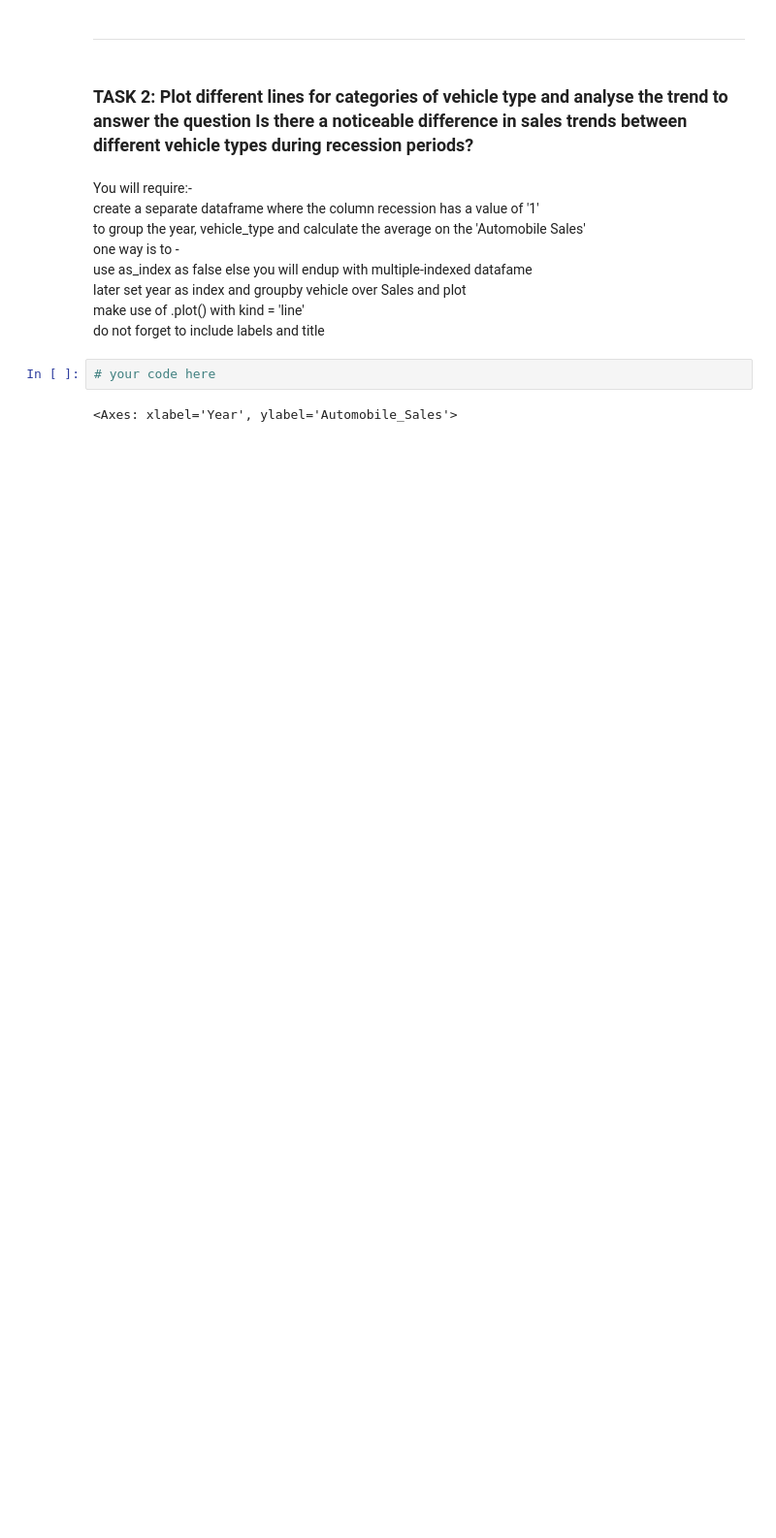
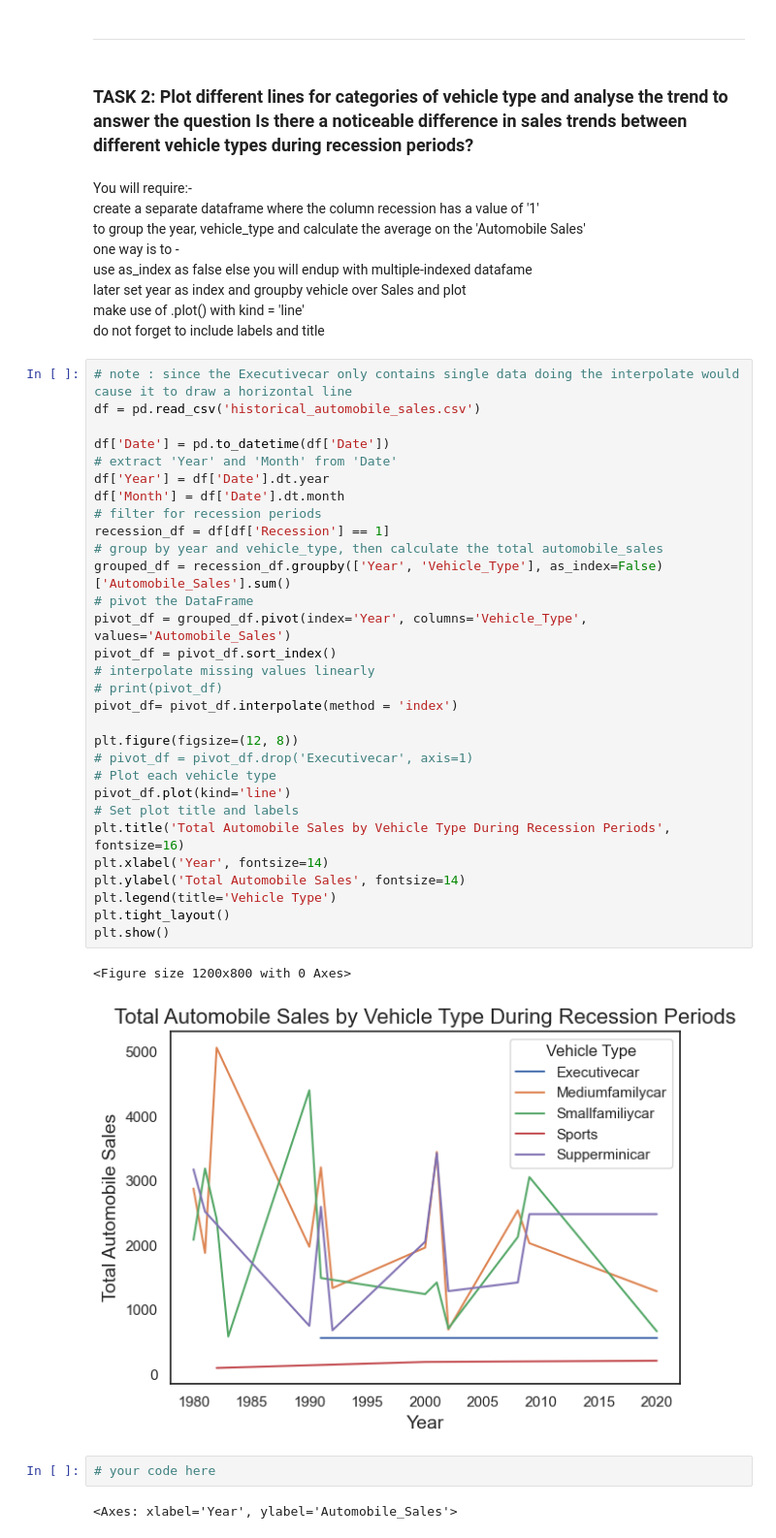
Before and after one commit to edwei06/data_science_2024_fall, a Jupyter notebook: data_science_hw2/hw2_automobile/hw2_automobile.ipynb, the cells around one changed output. Shown at 97% size. Cells and saved outputs as stored; diff of their text form; blank space fills up the shorter version.

```diff
--- a/data_science_hw2/hw2_automobile/hw2_automobile.ipynb
+++ b/data_science_hw2/hw2_automobile/hw2_automobile.ipynb
@@ -304,6 +298,39 @@ Text(1997, 40000, 'Recession 2000-2001')
     <br>make use of .plot() with kind = 'line'
     <br>do not forget to include labels and title
 </p>
+# %%
+# note : since the Executivecar only contains single data doing the interpolate would cause it to draw a horizontal line
+df = pd.read_csv('historical_automobile_sales.csv')
+
+df['Date'] = pd.to_datetime(df['Date'])
+# extract 'Year' and 'Month' from 'Date'
+df['Year'] = df['Date'].dt.year
+df['Month'] = df['Date'].dt.month
+# filter for recession periods
+recession_df = df[df['Recession'] == 1]
+# group by year and vehicle_type, then calculate the total automobile_sales
+grouped_df = recession_df.groupby(['Year', 'Vehicle_Type'], as_index=False)['Automobile_Sales'].sum()
+# pivot the DataFrame
+pivot_df = grouped_df.pivot(index='Year', columns='Vehicle_Type', values='Automobile_Sales')
+pivot_df = pivot_df.sort_index()
+# interpolate missing values linearly
+# print(pivot_df)
+pivot_df= pivot_df.interpolate(method = 'index')
+
+plt.figure(figsize=(12, 8))
+# pivot_df = pivot_df.drop('Executivecar', axis=1)
+# Plot each vehicle type
+pivot_df.plot(kind='line')
+# Set plot title and labels
+plt.title('Total Automobile Sales by Vehicle Type During Recession Periods', fontsize=16)
+plt.xlabel('Year', fontsize=14)
+plt.ylabel('Total Automobile Sales', fontsize=14)
+plt.legend(title='Vehicle Type')
+plt.tight_layout()
+plt.show()
+# %% [output]
+<Figure size 1200x800 with 0 Axes>
+[figure, added]
 # %%
 # your code here
 # %% [output]
```
Also changed, not shown: parts of 6 cells of this notebook.
